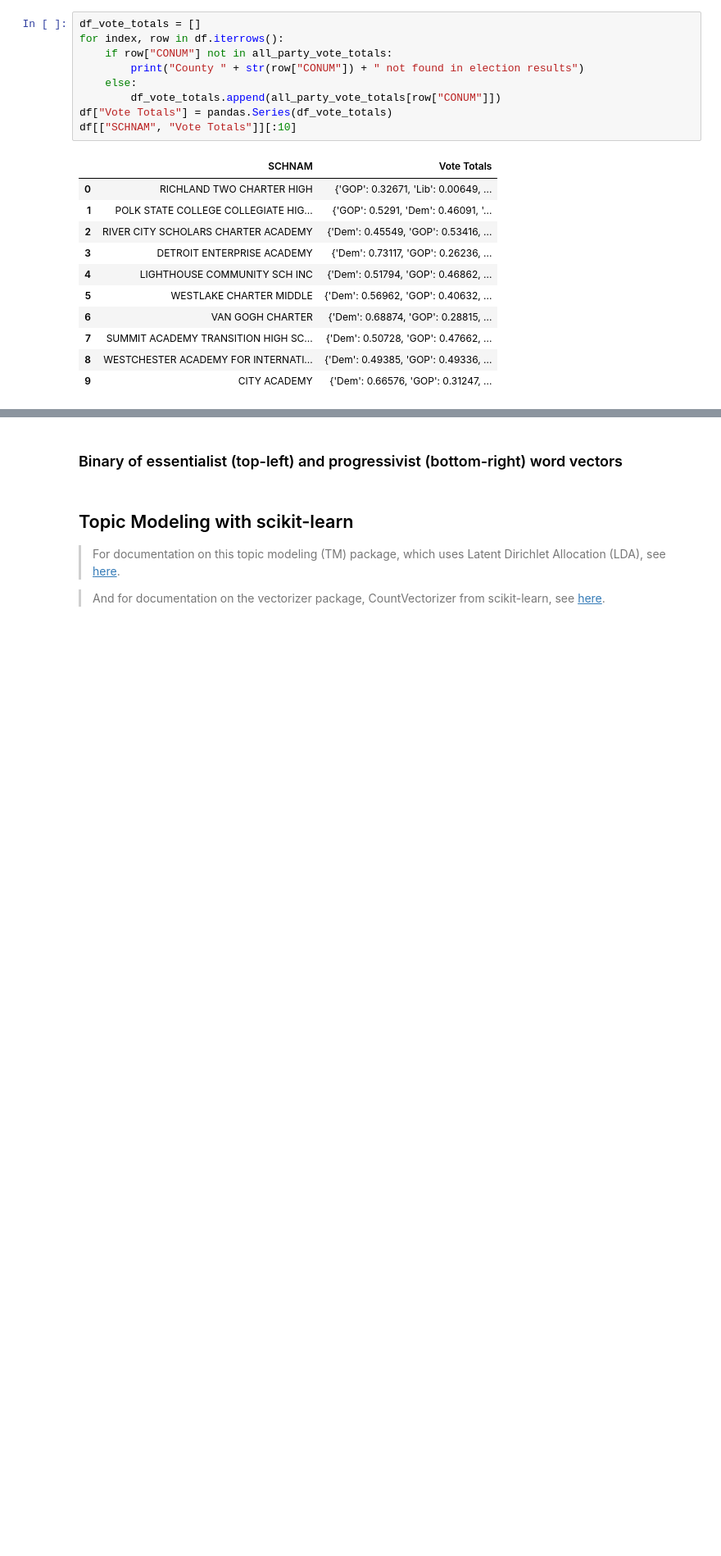
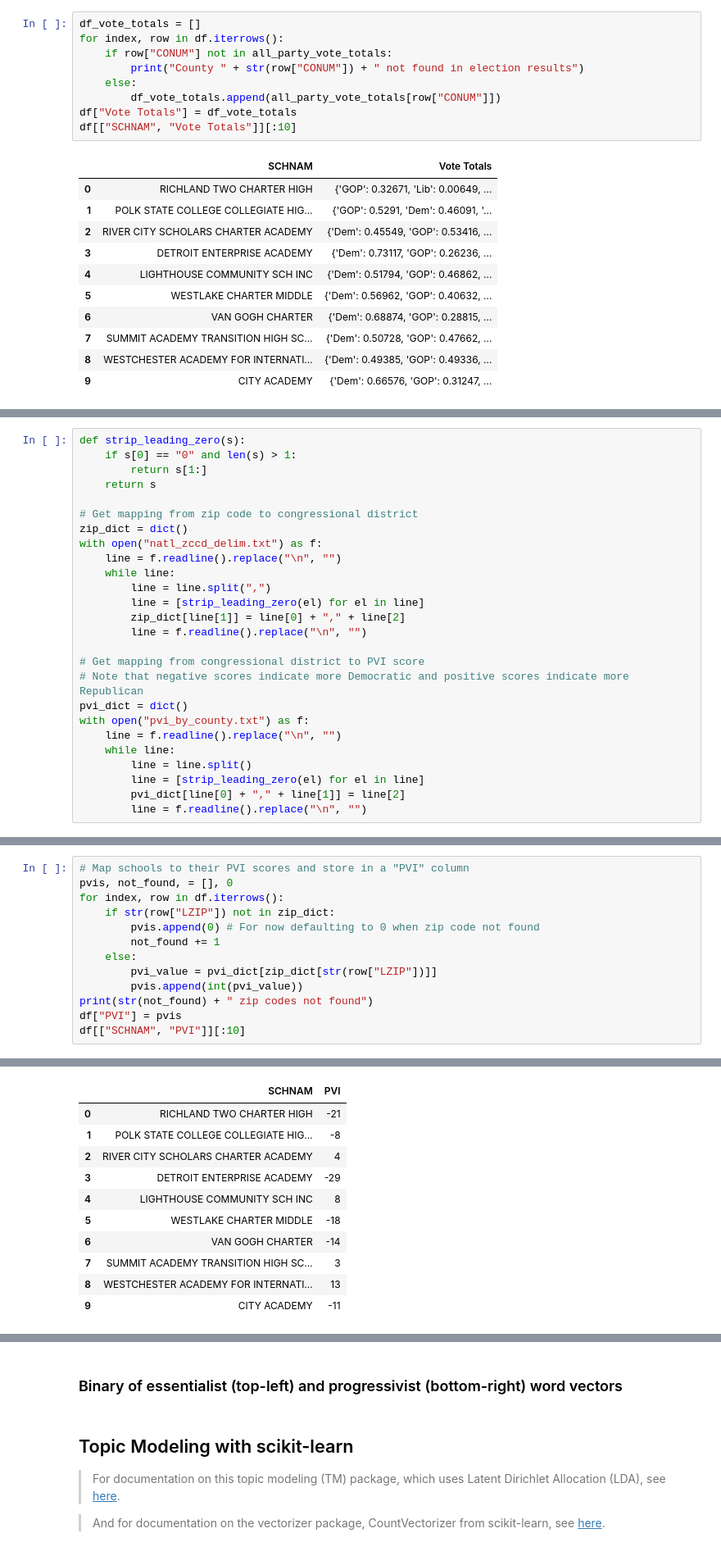
Before and after one commit to comp-strat/text_analysis, a Jupyter notebook: analysis_prelim.ipynb, the cells around one changed output, grey strips where cells are left out. Shown at 82% size. Cells and saved outputs as stored; diff of their text form; blank space fills up the shorter version.

Commit message:
Incorporated PVI scores, minimal analysis done at this point

```diff
--- a/analysis_prelim.ipynb
+++ b/analysis_prelim.ipynb
@@ -750,7 +750,7 @@ for index, row in df.iterrows():
         print("County " + str(row["CONUM"]) + " not found in election results")
     else:
         df_vote_totals.append(all_party_vote_totals[row["CONUM"]])
-df["Vote Totals"] = pandas.Series(df_vote_totals)
+df["Vote Totals"] = df_vote_totals
 df[["SCHNAM", "Vote Totals"]][:10]
 # %% [output]
 |  | SCHNAM | Vote Totals |
@@ -766,0 +770,26 @@ df[["SCHNAM", "Vote Totals"]][:10]
+# %%
+def strip_leading_zero(s):
+    if s[0] == "0" and len(s) > 1:
+        return s[1:]
+    return s
+
+# Get mapping from zip code to congressional district
+zip_dict = dict()
+with open("natl_zccd_delim.txt") as f:
+    line = f.readline().replace("\n", "")
+    while line:
+        line = line.split(",")
+        line = [strip_leading_zero(el) for el in line]
+        zip_dict[line[1]] = line[0] + "," + line[2]
+        line = f.readline().replace("\n", "")
+
+# Get mapping from congressional district to PVI score
+# Note that negative scores indicate more Democratic and positive scores indicate more Republican
+pvi_dict = dict()
+with open("pvi_by_county.txt") as f:
+    line = f.readline().replace("\n", "")
+    while line:
+        line = line.split()
+        line = [strip_leading_zero(el) for el in line]
+        pvi_dict[line[0] + "," + line[1]] = line[2]
+        line = f.readline().replace("\n", "")
@@ -766,0 +801,14 @@ df[["SCHNAM", "Vote Totals"]][:10]
+# %%
+# Map schools to their PVI scores and store in a "PVI" column
+pvis, not_found, = [], 0
+for index, row in df.iterrows():
+    if str(row["LZIP"]) not in zip_dict:
+        pvis.append(0) # For now defaulting to 0 when zip code not found
+        not_found += 1
+    else:
+        pvi_value = pvi_dict[zip_dict[str(row["LZIP"])]]
+        pvis.append(int(pvi_value))
+print(str(not_found) + " zip codes not found")
+df["PVI"] = pvis
+df[["SCHNAM", "PVI"]][:10]
+# %% [output]
@@ -766,0 +816,11 @@ df[["SCHNAM", "Vote Totals"]][:10]
+|  | SCHNAM | PVI |
+| 0 | RICHLAND TWO CHARTER HIGH | -21 |
+| 1 | POLK STATE COLLEGE COLLEGIATE HIG... | -8 |
+| 2 | RIVER CITY SCHOLARS CHARTER ACADEMY | 4 |
+| 3 | DETROIT ENTERPRISE ACADEMY | -29 |
+| 4 | LIGHTHOUSE COMMUNITY SCH INC | 8 |
+| 5 | WESTLAKE CHARTER MIDDLE | -18 |
+| 6 | VAN GOGH CHARTER | -14 |
+| 7 | SUMMIT ACADEMY TRANSITION HIGH SC... | 3 |
+| 8 | WESTCHESTER ACADEMY FOR INTERNATI... | 13 |
+| 9 | CITY ACADEMY | -11 |
```
Also changed, not shown: parts of 5 cells of this notebook, 2 other files.
